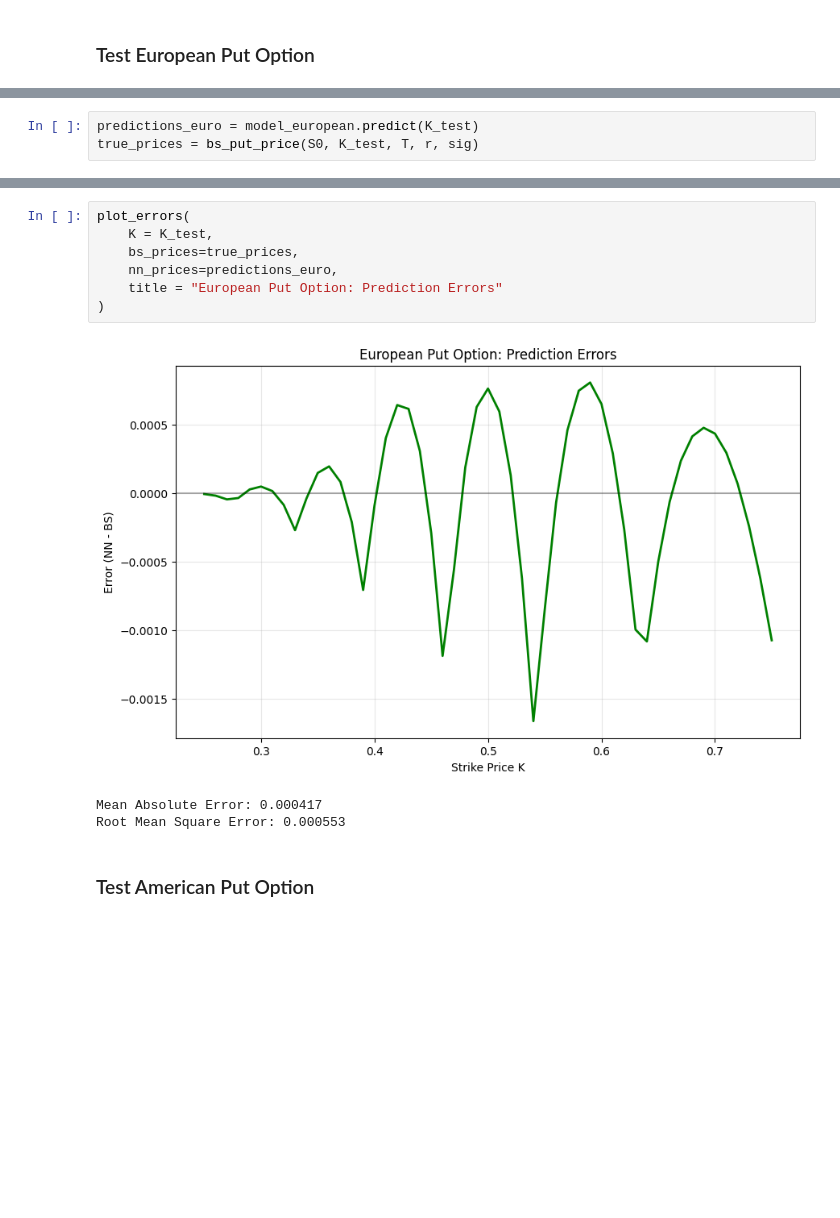
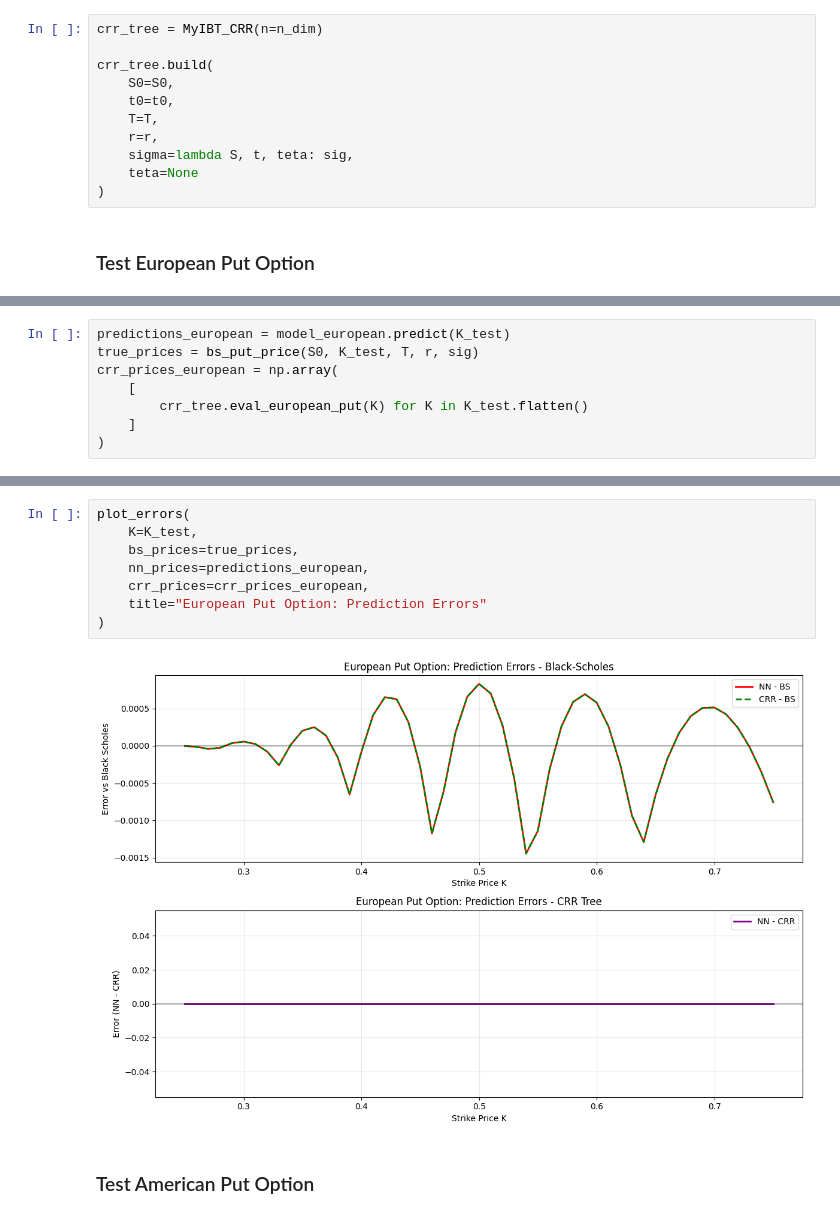
Before and after one commit to wlcmtunknwndth/BTNet-BS, a Jupyter notebook: btnn-bs-torch.ipynb, the cells around one changed output, grey strips where cells are left out. Cells and saved outputs as stored; diff of their text form; blank space fills up the shorter version.

Commit message:
[PyTorchModel]

```diff
--- a/btnn-bs-torch.ipynb
+++ b/btnn-bs-torch.ipynb
@@ -662,6 +676,17 @@ nK = 500
 # Sample
 K_samples = np.random.uniform(K_min, K_max, nK).reshape(-1, 1)
 K_test = np.linspace(K_min, K_max, 51).reshape(-1, 1)
+# %%
+crr_tree = MyIBT_CRR(n=n_dim)
+
+crr_tree.build(
+    S0=S0,
+    t0=t0,
+    T=T,
+    r=r,
+    sigma=lambda S, t, teta: sig,
+    teta=None
+)
 # %% [markdown]
 ### Test European Put Option
 # %%
@@ -682,8 +707,13 @@ Epoch [100/200], Loss: 0.000000
 Epoch [150/200], Loss: 0.000000
 Epoch [200/200], Loss: 0.000000
 # %%
-predictions_euro = model_european.predict(K_test)
+predictions_european = model_european.predict(K_test)
 true_prices = bs_put_price(S0, K_test, T, r, sig)
+crr_prices_european = np.array(
+    [
+        crr_tree.eval_european_put(K) for K in K_test.flatten()
+    ]
+)
 # %%
 plot_comparison(
     K=K_test,
@@ -696,14 +727,13 @@ plot_comparison(
 # %%
 plot_errors(
-    K = K_test,
+    K=K_test,
     bs_prices=true_prices,
-    nn_prices=predictions_euro,
-    title = "European Put Option: Prediction Errors"
+    nn_prices=predictions_european,
+    crr_prices=crr_prices_european,
+    title="European Put Option: Prediction Errors"
 )
 # %% [output]
-[figure, old version]
+[figure, new version]
-Mean Absolute Error: 0.000417
-Root Mean Square Error: 0.000553
 # %% [markdown]
 ### Test American Put Option
 # %%
```
Also changed, not shown: parts of 11 cells of this notebook, 1 other file.
